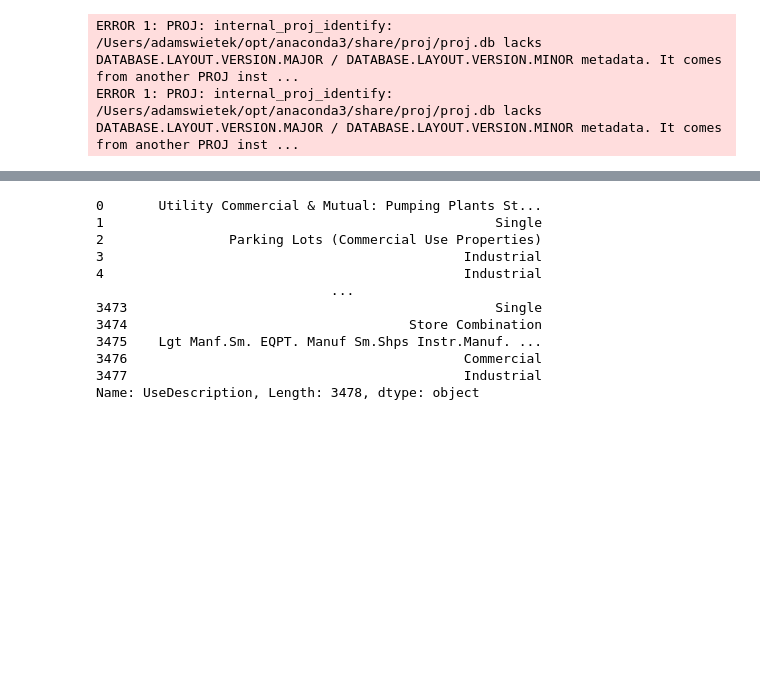
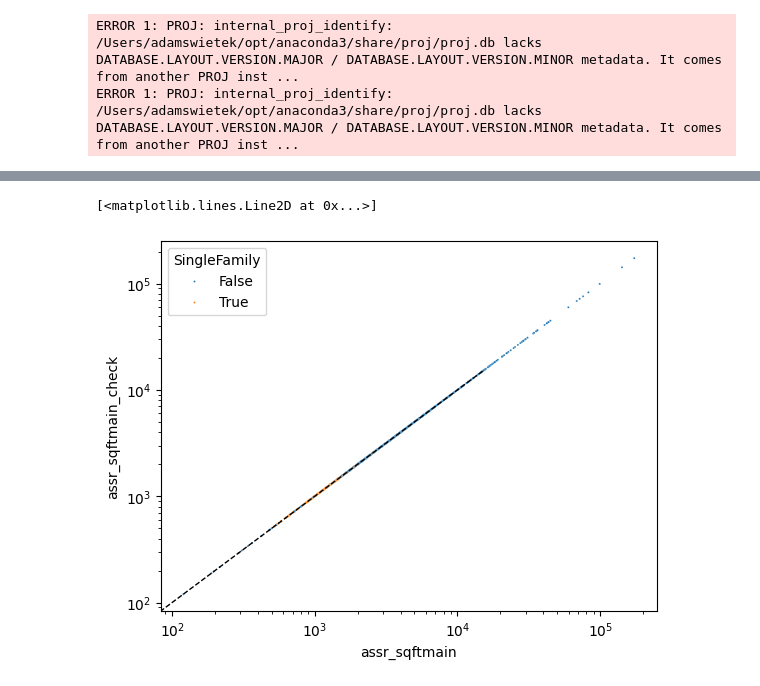
Before and after one commit to AdamSwietek/Hidden_Housing, a Jupyter notebook: notebooks/eda/feb22.ipynb, the cells around one changed output, grey strips where cells are left out. Cells and saved outputs as stored; diff of their text form; code cells hidden in the pictures; blank space fills up the shorter version.

```diff
--- a/notebooks/eda/feb22.ipynb
+++ b/notebooks/eda/feb22.ipynb
@@ -37,15 +59,0 @@ assessor_lar = gpd.sjoin(lariac, assessor_parcel, how = 'left')
-# %%
-assessor_parcel['UseDescription']
-# %% [output]
-0       Utility Commercial & Mutual: Pumping Plants St...
-1                                                  Single
-2                Parking Lots (Commercial Use Properties)
-3                                              Industrial
-4                                              Industrial
-                              ...
-3473                                               Single
-3474                                    Store Combination
-3475    Lgt Manf.Sm. EQPT. Manuf Sm.Shps Instr.Manuf. ...
-3476                                           Commercial
-3477                                           Industrial
-Name: UseDescription, Length: 3478, dtype: object
@@ -59,3 +73,13 @@ results = {
 }
 
 df = pd.DataFrame(results)
+# %%
+import seaborn as sns
+import matplotlib.pyplot as plt
+sns.scatterplot(data = df, x= 'assr_sqftmain', y = 'assr_sqftmain_check', s= 2, hue = df['usetype'] == 'Single')
+plt.legend(title = 'SingleFamily')
+plt.xscale('log'), plt.yscale('log')
+plt.plot([0, 15000], [0, 15000], 'k--', lw=1, label='1:1')
+# %% [output]
+[<matplotlib.lines.Line2D at 0x...>]
+[figure, added]
```
Also changed, not shown: parts of 10 cells of this notebook.
